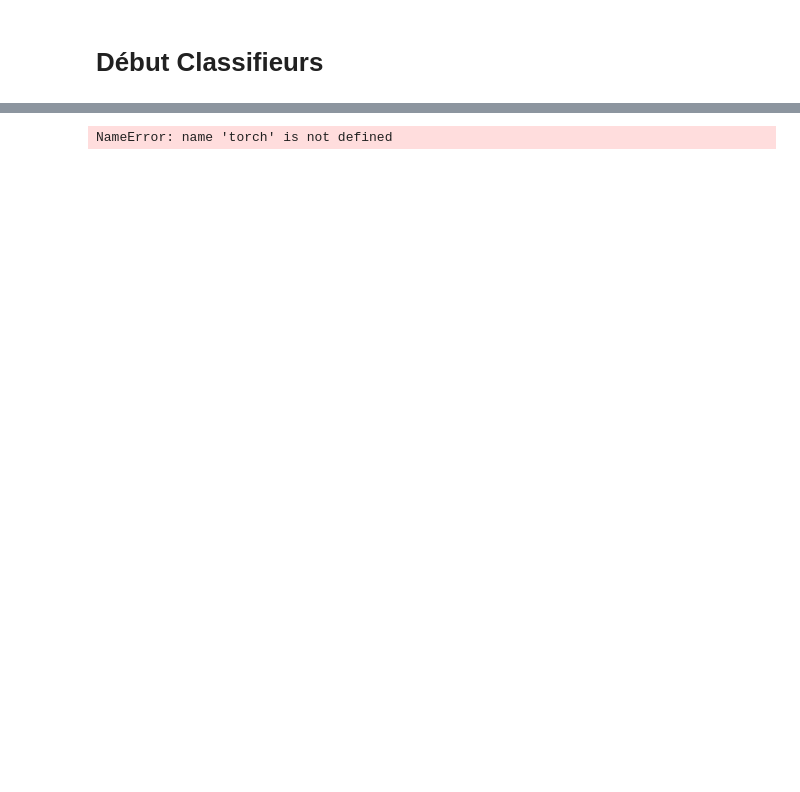
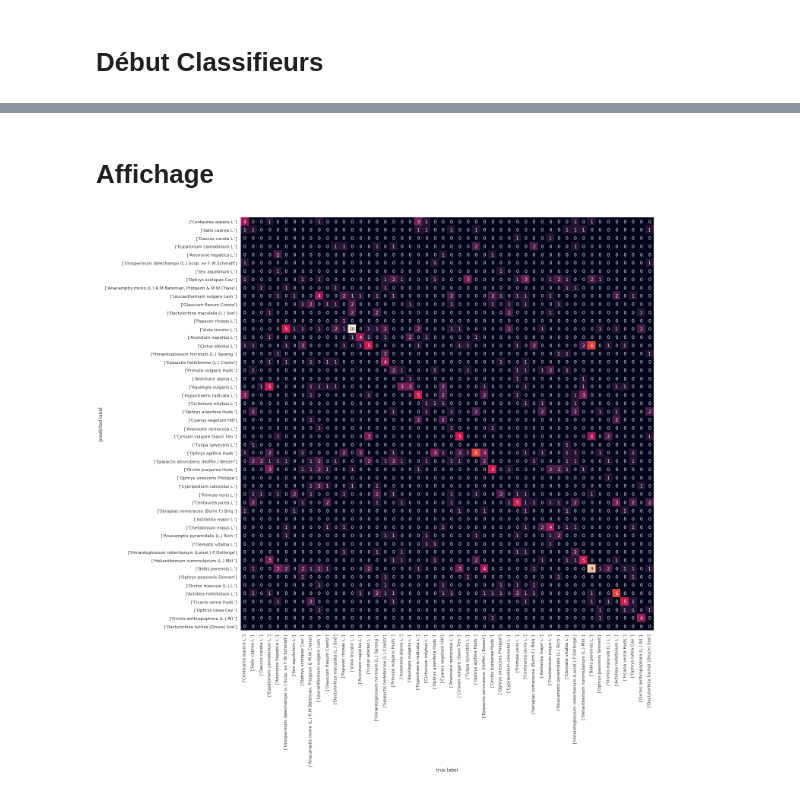
Before and after one commit to LemaitreT/Reconnaissance-visuel-de-plante, a Jupyter notebook: Descente de Gradiant.ipynb, the cells around one changed output, grey strips where cells are left out. Drawn from its saved outputs; the diff is of its cells as text; code cells hidden in the pictures; blank space fills up the shorter version.

```diff
--- a/Descente de Gradiant.ipynb
+++ b/Descente de Gradiant.ipynb
@@ -327,9 +340,10 @@ from sklearn.metrics import accuracy_score
 from sklearn.metrics import confusion_matrix
 from sklearn.metrics import classification_report
 clf = GaussianNB()
-clf.fit(X, y)
+clf.fit(X_train, y_train)
 result = clf.predict(X_test)
 print('\n accuracy: ', accuracy_score(result, y_test),'\n')
+
 conf = confusion_matrix(y_test, result)
 print ('\n matrice de confusion \n',conf)
 print ('\n',classification_report(y_test, result))
@@ -443,33 +469,39 @@ accuracy:  0.18484848484848485
-# %%
-nb_classes = 50
-
-normalize = False
-
-confusion_matrix = torch.zeros(nb_classes, nb_classes)
-with torch.no_grad():
-    for i, (inputs, classes) in enumerate(dataloaders['val']):
-        inputs = inputs.to(device)
-        classes = classes.to(device)
-        outputs = best_model(inputs)
-        _, preds = torch.max(outputs, 1)
-        for t, p in zip(classes.view(-1), preds.view(-1)):
-                confusion_matrix[t.long(), p.long()] += 1
-
-print(confusion_matrix.shape)
-# On affiche la matrice de confusion, normalisé ou non
-if normalize :
-    confusion_matrix = confusion_matrix.numpy()
-    confusion_matrix = confusion_matrix.astype('float') / confusion_matrix.sum(axis=1)[:, np.newaxis]
-
-plt.figure(figsize=(20, 13))
-sns.set(font_scale=1)
-sns.heatmap(confusion_matrix, annot=True, xticklabels= class_names, yticklabels= class_names)
-
-# correction du bug qui coupé le haut et le bas de la matrice de confusion
-b, t = plt.ylim()
-b += 0.5
-t -= 0.5
-plt.ylim(b, t)
-plt.show()
-# %% [output]
-NameError: name 'torch' is not defined
+# %% [markdown]
+
+# Affichage
+# %%
+#Recupération des classes
+
+def metrique(path):
+    files = os.listdir(path);
+    contenu = [];
+    for file in files:
+        if file.endswith('.json'):
+            openFile = open(path+file, "r");
+            contenu.append(json.loads(openFile.read())["Image"]);
+            openFile.close();
+    return contenu;
+
+chemin=os.getcwd()+"/small_dataset_train/train/"
+contenu = metrique(chemin);
+df = pd.DataFrame(contenu)
+# on laisse Species car c'est égale au nombre de classe
+df.drop(["Genus","ClassId","Family","Vote","Location","Latitude","Longitude","Date","Author","Content","MediaId", "LearnTag", "ImageId2014","ObservationId2014","YearInCLEF","ObservationId"], axis='columns', inplace=True)
+df = df.drop_duplicates()
+classe  = df.to_numpy();
+# %%
+import seaborn as sns; sns.set()
+
+
+plt.figure(figsize=(20,20))
+sns.heatmap(conf.T, square=True, annot=True, fmt='d', cbar=False, xticklabels= classe, yticklabels= classe)
+
+b, t = plt.ylim()
+b += 0.5
+t -= 0.5
+plt.ylim(b, t)
+
+plt.xlabel('true label')
+plt.ylabel('predicted label');
+# %% [output]
+[figure, added]
```
Also changed, not shown: parts of 17 cells of this notebook.
